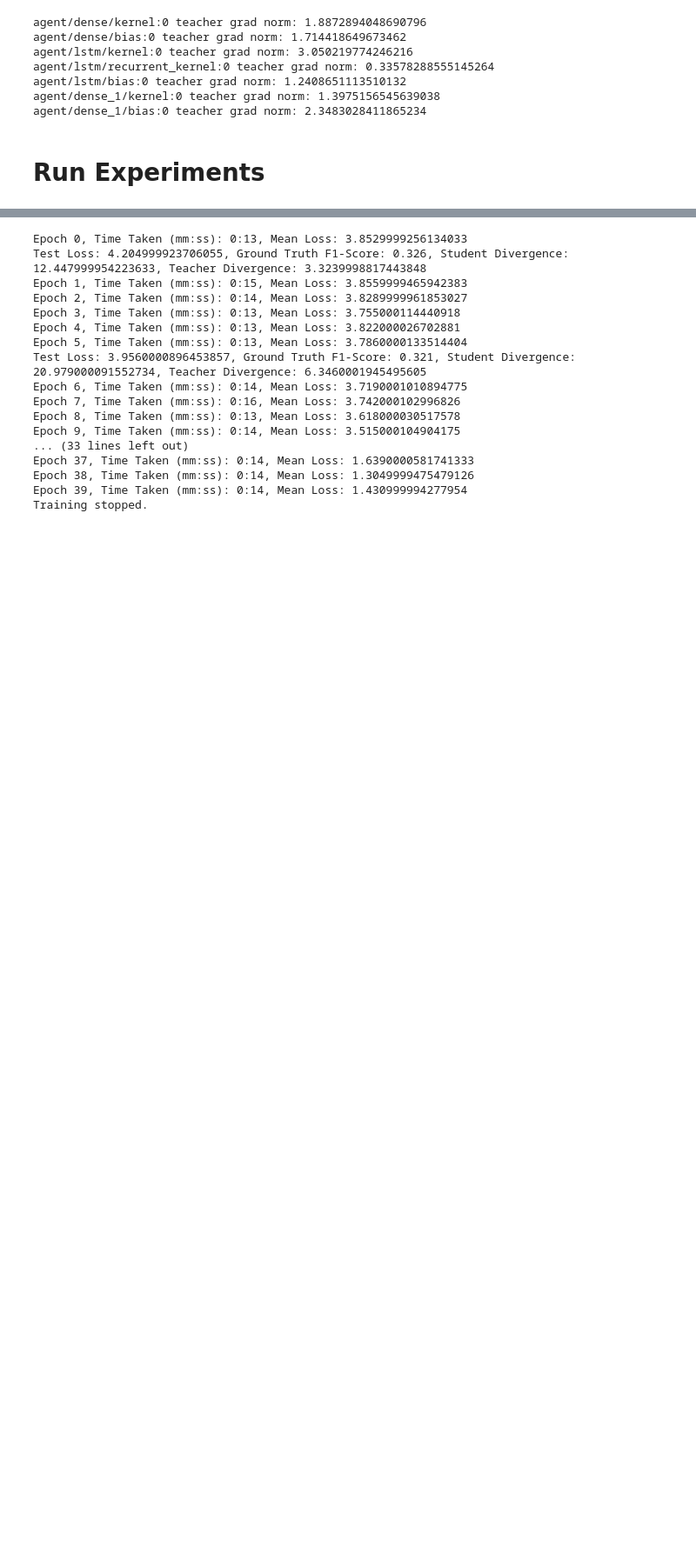
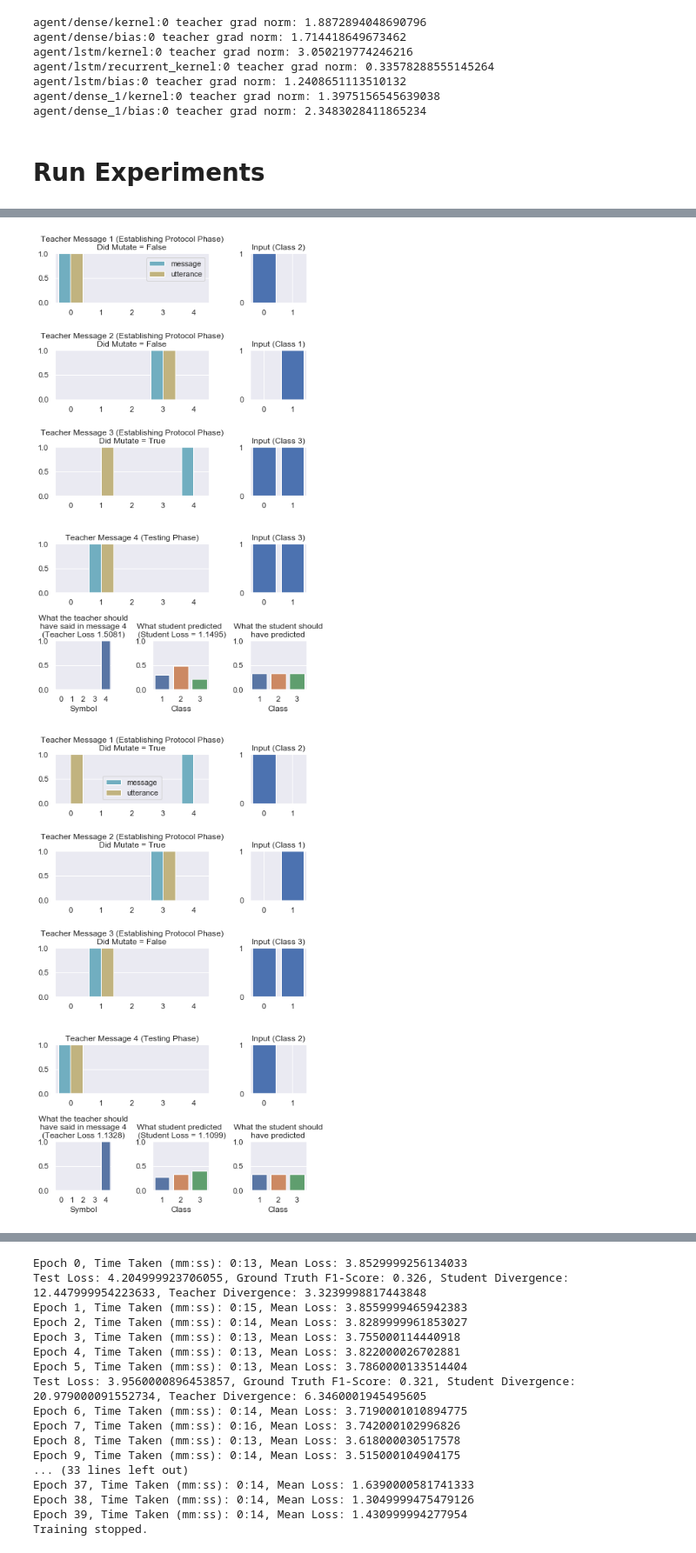
Before and after one commit to DylanCope/zero-shot-comm, a Jupyter notebook: zero-shot-comm.ipynb, the cells around one changed output, grey strips where cells are left out. Shown at 87% size. Cells and saved outputs as stored; diff of their text form; code cells hidden in the pictures; blank space fills up the shorter version.

```diff
--- a/zero-shot-comm.ipynb
+++ b/zero-shot-comm.ipynb
@@ -599,7 +621,7 @@ def create_only_student_experiment():
     play_params =  {'p_mutate': 1, 'stop_gradients_on_all_comm': True}
 
     return Experiment(
-        play_params,
+        play_params=play_params,
         teacher=agent,
         loss_fn=teacher_test_message_is_correct
     )
@@ -612,7 +634,7 @@ def create_only_teacher_test_msg_experiment():
     play_params =  {'p_mutate': 1, 'stop_gradients_on_all_comm': True}
 
     return Experiment(
-        play_params,
+        play_params=play_params,
         student=agent,
         loss_fn=student_pred_matches_implied_class
     )
@@ -625,7 +647,7 @@ def create_only_teacher_create_protocol_experiment():
     play_params =  {'p_mutate': 0}
 
     return Experiment(
-        play_params,
+        play_params=play_params,
         teacher=agent,
         loss_fn=lambda o, t: protocol_diversity_loss(o)
     )
@@ -638,10 +660,25 @@ def create_other_play_experiment(p_mutate=0.3):
     play_params =  {'p_mutate': p_mutate}
 
     return Experiment(
-        play_params,
+        play_params=play_params,
         student=student,
         teacher=teacher,
         loss_fn=complete_loss_fn
+    )
+
+def create_other_play_separate_optimise_experiment(p_mutate=0.3):
+
+    student = Agent(CHANNEL_SIZE, NUM_CLASSES, encoder=encoder)
+    teacher = Agent(CHANNEL_SIZE, NUM_CLASSES, encoder=encoder)
+
+    play_params =  {'p_mutate': p_mutate}
+
+    return Experiment(
+        play_params=play_params,
+        student=student,
+        teacher=teacher,
+        student_loss_fn=student_pred_matches_implied_class,
+        teacher_loss_fn=student_pred_matches_test_class
     )
 
 def create_self_play_experiment(p_mutate=0.3):
@@ -651,8 +688,12 @@ def create_self_play_experiment(p_mutate=0.3):
     play_params =  {'p_mutate': p_mutate3}
 
     return Experiment(
-        play_params,
+        play_params=play_params,
         student=agent,
         teacher=agent,
         loss_fn=complete_loss_fn
     )
+# %%
+experiment_op_sep_opt = create_other_play_separate_optimise_experiment()
+# %%
+experiment_op_sep_opt.train()
@@ -658,0 +718,8 @@ def create_self_play_experiment(p_mutate=0.3):
+# %%
+games_played, test_metrics = experiment_op_sep_opt.run_tests()
+for i in range(5):
+    inputs, targets, outputs = games_played[5+i]
+    plot_game(inputs, outputs, targets, select_batch=0)
+# %% [output]
+[figure, added]
+[figure, added]
```
Also changed, not shown: parts of 3 cells of this notebook.
